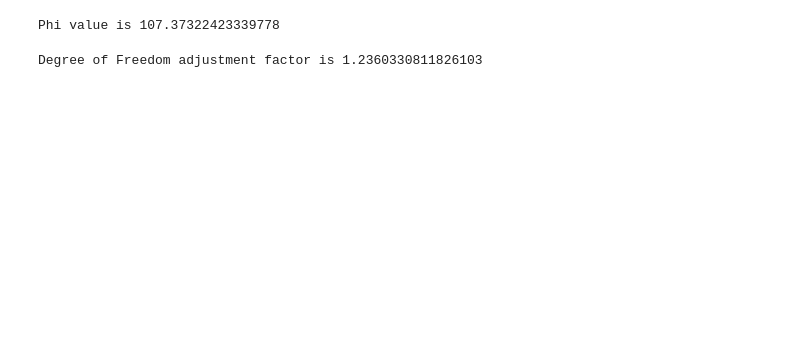
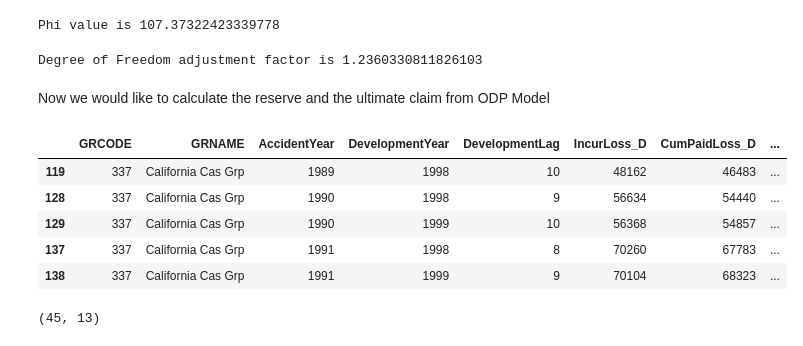
Before and after one commit to leonv1602/claim-reserving, a Jupyter notebook: ODP Bootstrap Model.ipynb, the cells around one changed output. Drawn from its saved outputs; the diff is of its cells as text; code cells hidden in the pictures; blank space fills up the shorter version.

Commit message:
calculated until reserve for ODP Model

```diff
--- a/ODP Bootstrap Model.ipynb
+++ b/ODP Bootstrap Model.ipynb
@@ -245,3 +239,19 @@ adj_factor = np.sqrt(df_odp.shape[0]/(df_odp.shape[0] - len(odp_params)))
 print(f'Degree of Freedom adjustment factor is {adj_factor}')
 # %% [output]
 Degree of Freedom adjustment factor is 1.2360330811826103
+# %% [markdown]
+Now we would like to calculate the reserve and the ultimate claim from ODP Model
+# %%
+reserve = data[(data['GRCODE'] == 337) & (data['DevelopmentYear'] > 1997)]
+reserve.head()
+# %% [output]
+|  | GRCODE | GRNAME | AccidentYear | DevelopmentYear | DevelopmentLag | IncurLoss_D | CumPaidLoss_D | ... |
+| 119 | 337 | California Cas Grp | 1989 | 1998 | 10 | 48162 | 46483 | ... |
+| 128 | 337 | California Cas Grp | 1990 | 1998 | 9 | 56634 | 54440 | ... |
+| 129 | 337 | California Cas Grp | 1990 | 1999 | 10 | 56368 | 54857 | ... |
+| 137 | 337 | California Cas Grp | 1991 | 1998 | 8 | 70260 | 67783 | ... |
+| 138 | 337 | California Cas Grp | 1991 | 1999 | 9 | 70104 | 68323 | ... |
+# %%
+reserve.shape
+# %% [output]
+(45, 13)
```
Also changed, not shown: parts of 7 cells of this notebook.
